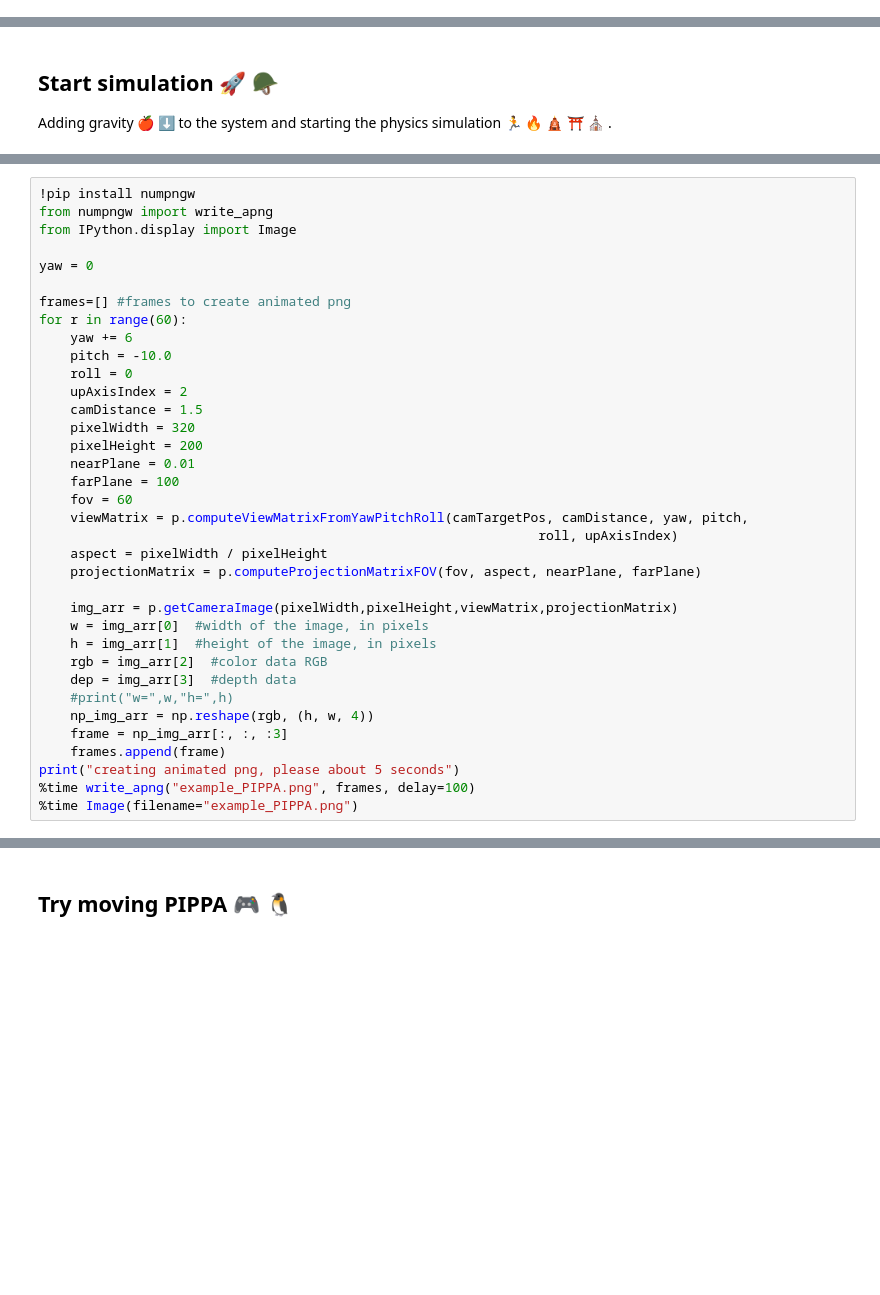
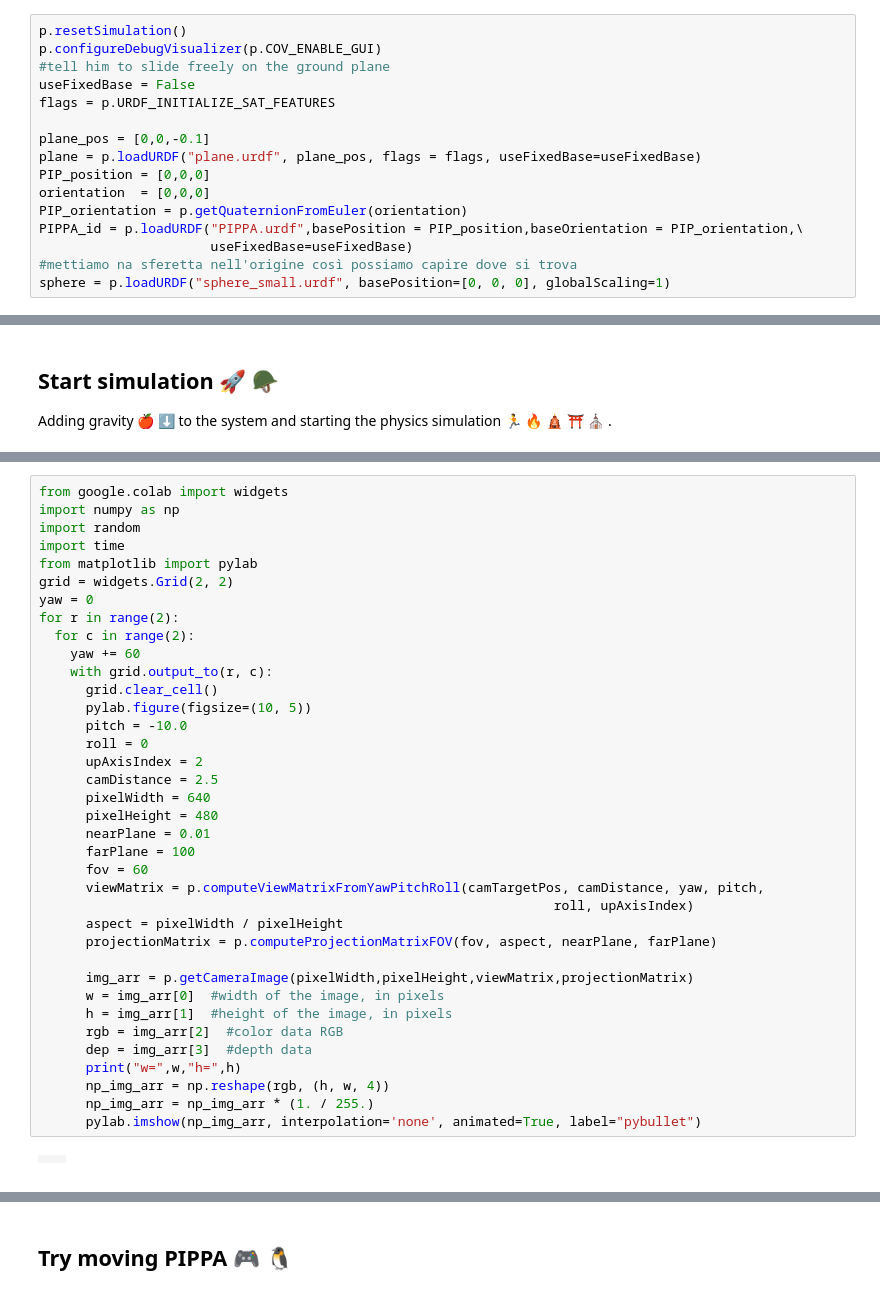
Before and after one commit to Gaianeve/Real_Mega_Fufi, a Jupyter notebook: Robot/PIPPA.ipynb, the cells around one changed output, grey strips where cells are left out. Cells and saved outputs as stored; diff of their text form; blank space fills up the shorter version.

```diff
--- a/Robot/PIPPA.ipynb
+++ b/Robot/PIPPA.ipynb
@@ -118,3 +115,19 @@ p.loadURDF("plane.urdf",plane_pos, flags = flags, useFixedBase=useFixedBase)
+# %%
+p.resetSimulation()
+p.configureDebugVisualizer(p.COV_ENABLE_GUI)
+#tell him to slide freely on the ground plane
+useFixedBase = False
+flags = p.URDF_INITIALIZE_SAT_FEATURES
+
+plane_pos = [0,0,-0.1]
+plane = p.loadURDF("plane.urdf", plane_pos, flags = flags, useFixedBase=useFixedBase)
+PIP_position = [0,0,0]
+orientation  = [0,0,0]
+PIP_orientation = p.getQuaternionFromEuler(orientation)
+PIPPA_id = p.loadURDF("PIPPA.urdf",basePosition = PIP_position,baseOrientation = PIP_orientation,\
+                      useFixedBase=useFixedBase)
+#mettiamo na sferetta nell'origine così possiamo capire dove si trova
+sphere = p.loadURDF("sphere_small.urdf", basePosition=[0, 0, 0], globalScaling=1)
 # %% [markdown]
 ## Useful info and tools 🎮 📚 🏮
 Print name and index of the joints and links. Link indexes are estabilished based on the links hierarchy, that's why `'Bottom_straight_link'` act as the base, and therefor has index `-1`. The other links are all indexed according to the order the are defined with in the urdf file.
@@ -348,37 +359,40 @@ Wall time: 3.84 ms
 # %%
-!pip install numpngw
-from numpngw import write_apng
-from IPython.display import Image
+from google.colab import widgets
+import numpy as np
+import random
+import time
+from matplotlib import pylab
+grid = widgets.Grid(2, 2)
+yaw = 0
+for r in range(2):
+  for c in range(2):
+    yaw += 60
+    with grid.output_to(r, c):
+      grid.clear_cell()
+      pylab.figure(figsize=(10, 5))
+      pitch = -10.0
+      roll = 0
+      upAxisIndex = 2
+      camDistance = 2.5
+      pixelWidth = 640
+      pixelHeight = 480
+      nearPlane = 0.01
+      farPlane = 100
+      fov = 60
+      viewMatrix = p.computeViewMatrixFromYawPitchRoll(camTargetPos, camDistance, yaw, pitch,
+                                                                  roll, upAxisIndex)
+      aspect = pixelWidth / pixelHeight
+      projectionMatrix = p.computeProjectionMatrixFOV(fov, aspect, nearPlane, farPlane)
 
-yaw = 0
-
-frames=[] #frames to create animated png
-for r in range(60):
-    yaw += 6
-    pitch = -10.0
-    roll = 0
-    upAxisIndex = 2
-    camDistance = 1.5
-    pixelWidth = 320
-    pixelHeight = 200
-    nearPlane = 0.01
-    farPlane = 100
-    fov = 60
-    viewMatrix = p.computeViewMatrixFromYawPitchRoll(camTargetPos, camDistance, yaw, pitch,
-                                                                roll, upAxisIndex)
-    aspect = pixelWidth / pixelHeight
-    projectionMatrix = p.computeProjectionMatrixFOV(fov, aspect, nearPlane, farPlane)
-
-    img_arr = p.getCameraImage(pixelWidth,pixelHeight,viewMatrix,projectionMatrix)
-    w = img_arr[0]  #width of the image, in pixels
-    h = img_arr[1]  #height of the image, in pixels
-    rgb = img_arr[2]  #color data RGB
-    dep = img_arr[3]  #depth data
-    #print("w=",w,"h=",h)
-    np_img_arr = np.reshape(rgb, (h, w, 4))
-    frame = np_img_arr[:, :, :3]
-    frames.append(frame)
-print("creating animated png, please about 5 seconds")
-%time write_apng("example_PIPPA.png", frames, delay=100)
-%time Image(filename="example_PIPPA.png")
+      img_arr = p.getCameraImage(pixelWidth,pixelHeight,viewMatrix,projectionMatrix)
+      w = img_arr[0]  #width of the image, in pixels
+      h = img_arr[1]  #height of the image, in pixels
+      rgb = img_arr[2]  #color data RGB
+      dep = img_arr[3]  #depth data
+      print("w=",w,"h=",h)
+      np_img_arr = np.reshape(rgb, (h, w, 4))
+      np_img_arr = np_img_arr * (1. / 255.)
+      pylab.imshow(np_img_arr, interpolation='none', animated=True, label="pybullet")
 # %% [output]
+|  |  |
+|  |  |
```
Also changed, not shown: parts of 8 cells of this notebook.
